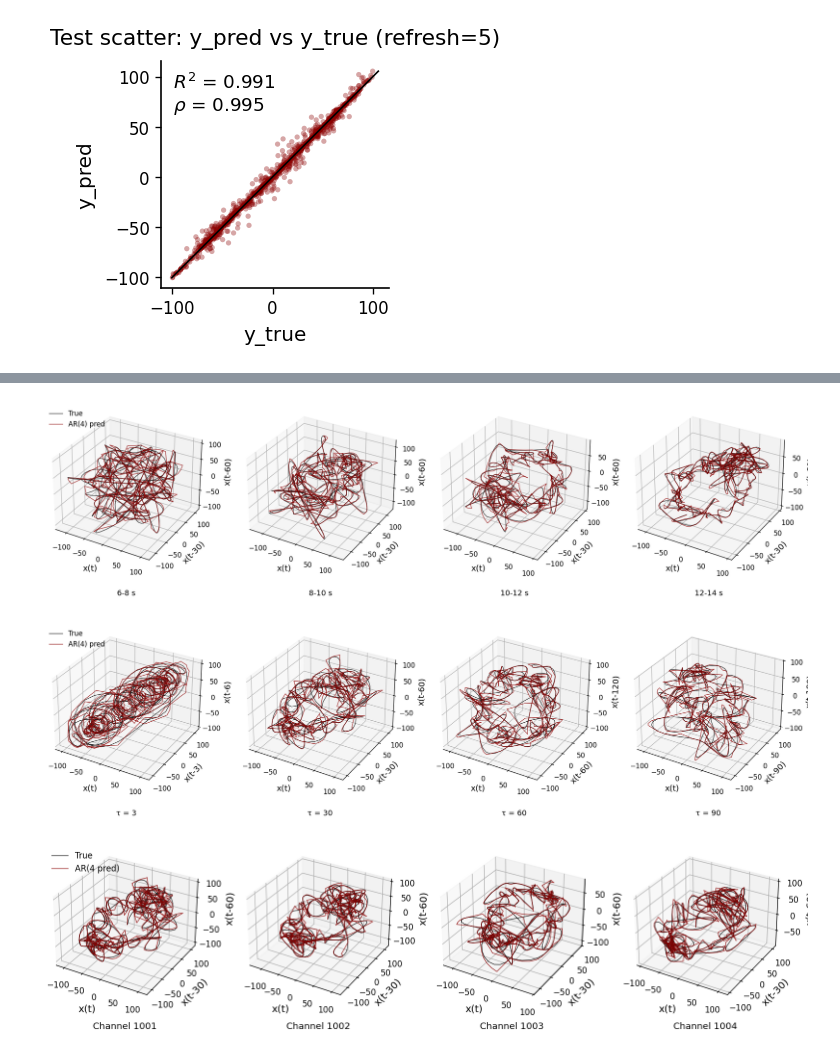
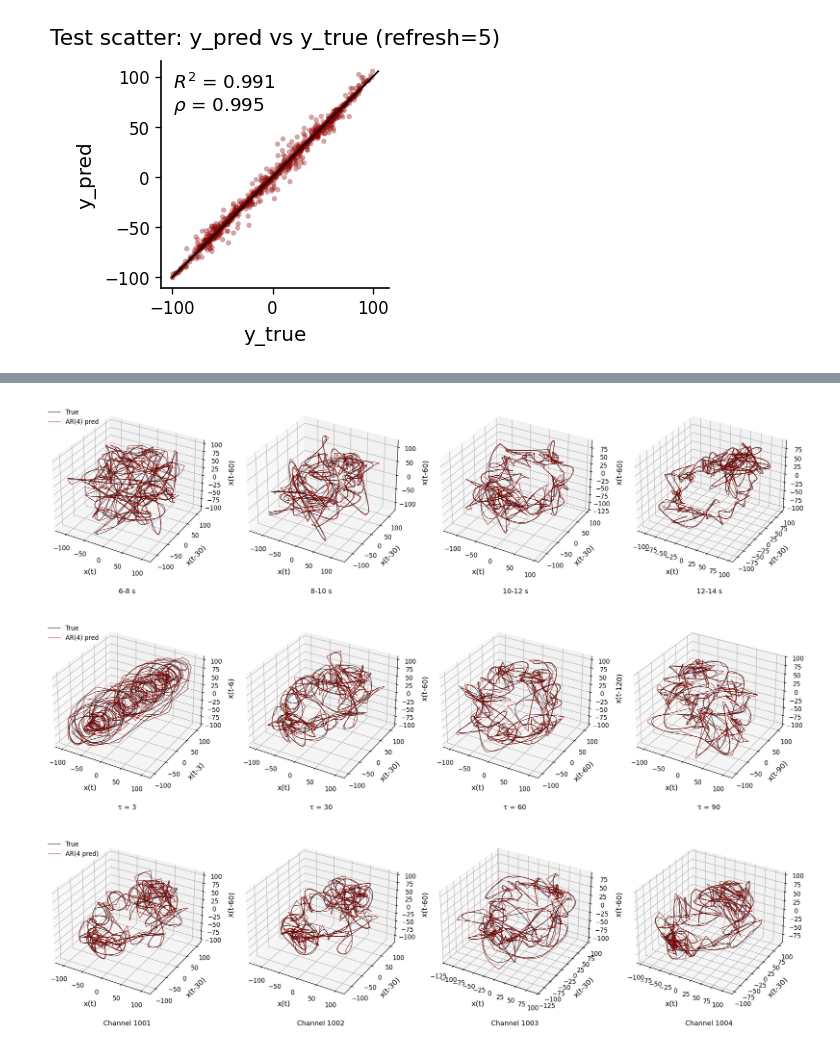
Before and after one commit to erfanzabeh/StocasticDiffEq_Simulation, a Jupyter notebook: docs/tutorials/monkey.ipynb, the cells around one changed output, grey strips where cells are left out. Saved outputs shown, nothing was run; the diff lists cells and outputs as text; code cells hidden in the pictures.

```diff
--- a/docs/tutorials/monkey.ipynb
+++ b/docs/tutorials/monkey.ipynb
@@ -248,7 +248,8 @@ plot_state_space(X3_true, X3_hyb, p_use, tau, REFRESH_EVERY)
 # %%
+
 def plot_state_space_windows_comparison(xs, xs_pred, Fs, tau, embed_dim=3,
                                          windows=[(6, 8), (8, 10), (10, 12), (12, 14)]):
-    fig, axes = plt.subplots(1, 4, figsize=(len(windows)*4, 4), subplot_kw={'projection': '3d'})
+    fig, axes = plt.subplots(1, 4, figsize=(len(windows)*4.5, 5), subplot_kw={'projection': '3d'})
 
     for ax, (t_start, t_end) in zip(axes, windows):
         idx_start = int(t_start * Fs)
@@ -267,14 +268,16 @@ def plot_state_space_windows_comparison(xs, xs_pred, Fs, tau, embed_dim=3,
 
         ax.plot(X3_true[:, 0], X3_true[:, 1], X3_true[:, 2], color='black', alpha=0.85, lw=0.8, label='True')
         ax.plot(X3_pred[:, 0], X3_pred[:, 1], X3_pred[:, 2], color='darkred', alpha=0.85, lw=0.8, label='AR(4) pred')
-        ax.set_xlabel("x(t)")
-        ax.set_ylabel(f"x(t-{tau})")
-        ax.set_zlabel(f"x(t-{2*tau})")
-        ax.text2D(0.5, -0.15, f"{t_start}-{t_end} s", transform=ax.transAxes, ha='center', fontsize=11)
+        ax.set_xlabel("x(t)", labelpad=8)
+        ax.set_ylabel(f"x(t-{tau})", labelpad=8)
+        ax.set_zlabel(f"x(t-{2*tau})", labelpad=8)
+        ax.tick_params(axis='both', pad=4)
+        ax.text2D(0.5, -0.12, f"{t_start}-{t_end} s", transform=ax.transAxes, ha='center', fontsize=11)
 
     axes[0].legend(frameon=False, loc='upper left')
-    # fig.suptitle(f"State space: TRUE vs AR({p_use}) (τ={tau}, refresh={REFRESH_EVERY})", y=0.02)
-    plt.tight_layout()
+    fig.subplots_adjust(left=0.02, right=0.98, bottom=0.12, top=0.95, wspace=0.15)
+    plt.tight_layout(pad=2.5, w_pad=1.5)
+    plt.savefig("1.pdf", bbox_inches='tight')
     plt.show()
 
 # Build full prediction for visualization
@@ -283,10 +286,11 @@ xs_pred_full = np.concatenate([xs[:p_use], full_pred])
 
 plot_state_space_windows_comparison(xs, xs_pred_full, Fs, tau)
 # %% [output]
-[figure, old version]
+[figure, new version]
 # %%
+
 def plot_state_space_tau_sweep(xs, xs_pred, Fs, t_start, t_end, taus=[3, 30, 60, 90], embed_dim=3):
-    fig, axes = plt.subplots(1, 4, figsize=(16, 4), subplot_kw={'projection': '3d'})
+    fig, axes = plt.subplots(1, 4, figsize=(18, 5), subplot_kw={'projection': '3d'})
 
     idx_start = int(t_start * Fs)
     idx_end = int(t_end * Fs)
@@ -304,18 +308,21 @@ def plot_state_space_tau_sweep(xs, xs_pred, Fs, t_start, t_end, taus=[3, 30, 60,
 
         ax.plot(X3_true[:, 0], X3_true[:, 1], X3_true[:, 2], color='black', alpha=0.85, lw=0.8, label='True')
         ax.plot(X3_pred[:, 0], X3_pred[:, 1], X3_pred[:, 2], color='darkred', alpha=0.85, lw=0.8, label='AR(4) pred')
-        ax.set_xlabel("x(t)")
-        ax.set_ylabel(f"x(t-{tau_val})")
-        ax.set_zlabel(f"x(t-{2*tau_val})")
-        ax.text2D(0.5, -0.15, f"τ = {tau_val}", transform=ax.transAxes, ha='center', fontsize=11)
+        ax.set_xlabel("x(t)", labelpad=8)
+        ax.set_ylabel(f"x(t-{tau_val})", labelpad=8)
+        ax.set_zlabel(f"x(t-{2*tau_val})", labelpad=8)
+        ax.tick_params(axis='both', pad=4)
+        ax.text2D(0.5, -0.12, f"τ = {tau_val}", transform=ax.transAxes, ha='center', fontsize=11)
 
     axes[0].legend(frameon=False, loc='upper left')
-    plt.tight_layout()
+    fig.subplots_adjust(left=0.02, right=0.98, bottom=0.12, top=0.95, wspace=0.15)
+    plt.tight_layout(pad=2.5, w_pad=1.5)
+    plt.savefig("2.pdf", bbox_inches='tight')
     plt.show()
 
 plot_state_space_tau_sweep(xs, xs_pred_full, Fs, t_start=18, t_end=20)
 # %% [output]
-[figure, old version]
+[figure, new version]
 # %%
 def sweep_channels_plot(LFP, channels, time_windows, taus, Fs,
                         p=4, train_frac=0.9, refresh_every=5,
@@ -334,7 +341,7 @@ def sweep_channels_plot(LFP, channels, time_windows, taus, Fs,
         Embedding delay for each channel
     """
     n = len(channels)
-    fig, axes = plt.subplots(1, n, figsize=(n*4, 4), subplot_kw={'projection': '3d'})
+    fig, axes = plt.subplots(1, n, figsize=(n*4.5, 5), subplot_kw={'projection': '3d'})
     if n == 1:
         axes = [axes]
 
@@ -350,36 +357,39 @@ def sweep_channels_plot(LFP, channels, time_windows, taus, Fs,
 
         # Extract window
         idx_start, idx_end = int(t_start * Fs), int(t_end * Fs)
         segment_true = xs[idx_start:idx_end]
         segment_pred = xs_pred_full[idx_start:idx_end]
 
         # Variance-match prediction
         seg_pred_matched = segment_pred - np.mean(segment_pred)
         seg_pred_matched = seg_pred_matched * (np.std(segment_true) / (np.std(seg_pred_matched) + 1e-12))
         seg_pred_matched = seg_pred_matched + np.mean(segment_true)
 
         # Embed
         X3_true = embed(segment_true, embed_dim, tau)
         X3_pred = embed(seg_pred_matched, embed_dim, tau)
 
         # Plot
         ax.plot(X3_true[:, 0], X3_true[:, 1], X3_true[:, 2], color='black', alpha=0.85, lw=0.8, label='True')
         ax.plot(X3_pred[:, 0], X3_pred[:, 1], X3_pred[:, 2], color='darkred', alpha=0.85, lw=0.8, label=f'AR({p} pred)')
-        ax.set_xlabel("x(t)")
-        ax.set_ylabel(f"x(t-{tau})")
-        ax.set_zlabel(f"x(t-{2*tau})")
-        ax.text2D(0.5, -0.15, f"Channel {chan}", transform=ax.transAxes, ha='center', fontsize=11)
+        ax.set_xlabel("x(t)", labelpad=8)
+        ax.set_ylabel(f"x(t-{tau})", labelpad=8)
+        ax.set_zlabel(f"x(t-{2*tau})", labelpad=8)
+        ax.tick_params(axis='both', pad=4)
+        ax.text2D(0.5, -0.12, f"Channel {chan}", transform=ax.transAxes, ha='center', fontsize=11)
 
     axes[0].legend(frameon=False, loc='upper left')
-    # plt.tight_layout()
+    fig.subplots_adjust(left=0.02, right=0.98, bottom=0.12, top=0.95, wspace=0.15)
+    plt.tight_layout(pad=2.5, w_pad=1.5)
+    plt.savefig("3.pdf", bbox_inches='tight')
     plt.show()
 
 sweep_channels_plot(
     LFP,
     channels=[1001, 1002, 1003, 1004],
     time_windows=[(18, 20), (18, 20), (10, 12), (18, 20)],
     taus=[30, 30, 30, 30],
     Fs=Fs
 )
 # %% [output]
-[figure, old version]
+[figure, new version]
```
Also changed, not shown: parts of 2 cells of this notebook, 3 other files.
